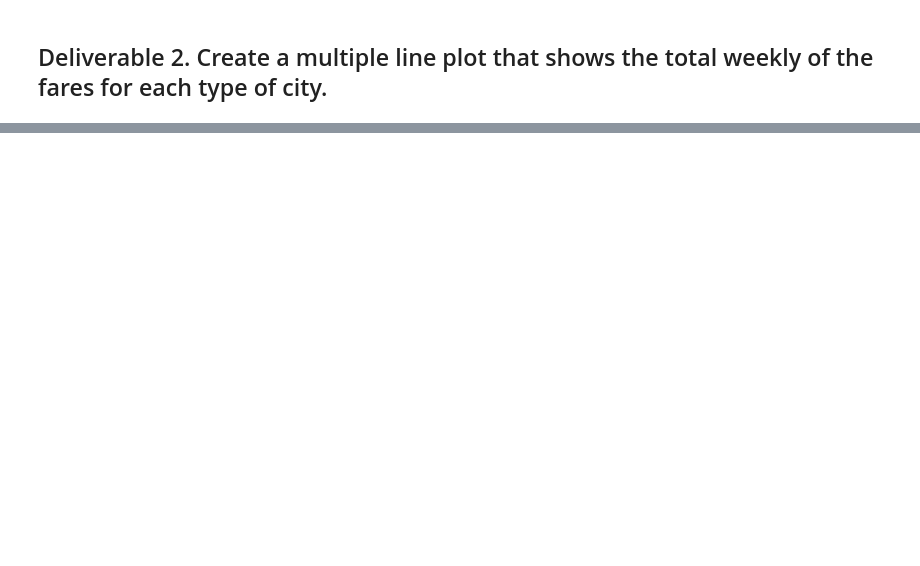
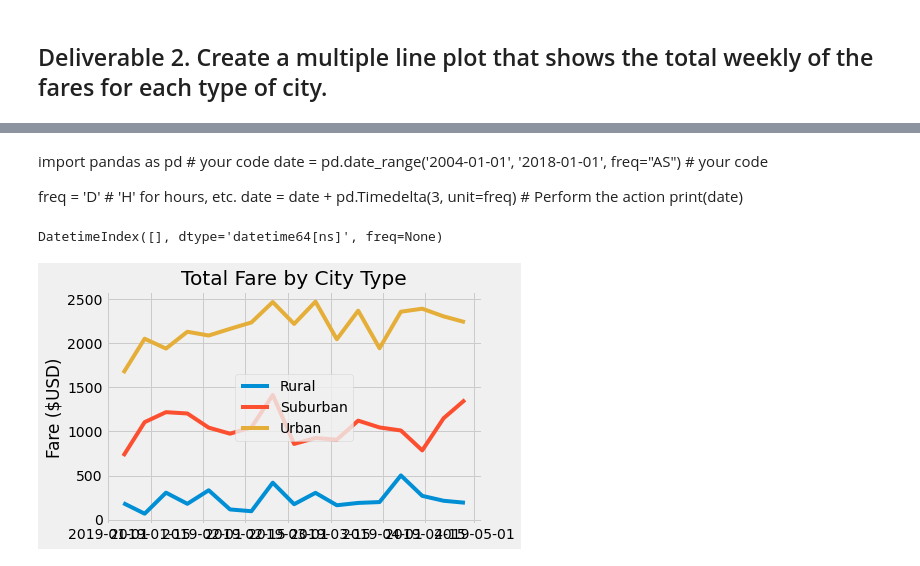
Before and after one commit to watchdog02/Pyber_Analysis, a Jupyter notebook: PyBer_Challenge.ipynb, the cells around one changed output, grey strips where cells are left out. Cells and saved outputs as stored; diff of their text form; code cells hidden in the pictures; blank space fills up the shorter version.

```diff
--- a/PyBer_Challenge.ipynb
+++ b/PyBer_Challenge.ipynb
@@ -113,3 +146,4 @@ AttributeError: 'dict' object has no attribute 'index'
 # %%
 # 4. Create a pivot table with the 'date' as the index, the columns ='type', and values='fare'
 # to get the total fares for each type of city by the date.
+df= df.pivot(index='date', columns='type', values='fare')
@@ -116,5 +163,7 @@ AttributeError: 'dict' object has no attribute 'index'
 # %%
 # 5. Create a new DataFrame from the pivot table DataFrame using loc on the given dates, '2019-01-01':'2019-04-29'.
+dates= (df.index > '2019-01-01') & (df.index <= '2019-04-29')
+df_dates= df.loc[dates]
 # %%
 # 6. Set the "date" index to datetime datatype. This is necessary to use the resample() method in Step 8.
-# df.index = pd.to_datetime(df.index)
+df_dates.index = pd.to_datetime(df_dates.index)
@@ -123,2 +201,3 @@ AttributeError: 'dict' object has no attribute 'index'
 # %%
 # 8. Create a new DataFrame using the "resample()" function by week 'W' and get the sum of the fares for each week.
+df_weeks=df_dates.resample('W').sum()
@@ -124,0 +242,7 @@ AttributeError: 'dict' object has no attribute 'index'
+# %% [markdown]
+import pandas as pd                                            # your code
+date = pd.date_range('2004-01-01', '2018-01-01', freq="AS")    # your code
+
+freq = 'D'                                                     # 'H' for hours, etc.
+date = date + pd.Timedelta(3, unit=freq)                       # Perform the action
+print(date)
@@ -125,7 +253,24 @@ AttributeError: 'dict' object has no attribute 'index'
+# %%
+weeks
+# %% [output]
+DatetimeIndex([], dtype='datetime64[ns]', freq=None)
 # %%
+import numpy as np
 # 8. Using the object-oriented interface method, plot the resample DataFrame using the df.plot() function.
-
+fig, ax=plt.subplots()
+ax.plot(df_weeks["Rural"], label='Rural')
+ax.plot(df_weeks["Suburban"], label='Suburban')
+ax.plot(df_weeks["Urban"], label='Urban')
 # Import the style from Matplotlib.
 from matplotlib import style
 # Use the graph style fivethirtyeight.
 style.use('fivethirtyeight')
+ax.set_title("Total Fare by City Type")
+ax.set_ylabel("Fare ($USD)")
+ax.legend()
+
+
+plt.savefig("analysis/PyBer_fare_summary.png")
+plt.show()
+# %% [output]
+[figure, added]
```
Also changed, not shown: parts of 19 cells of this notebook, 1 other file.
